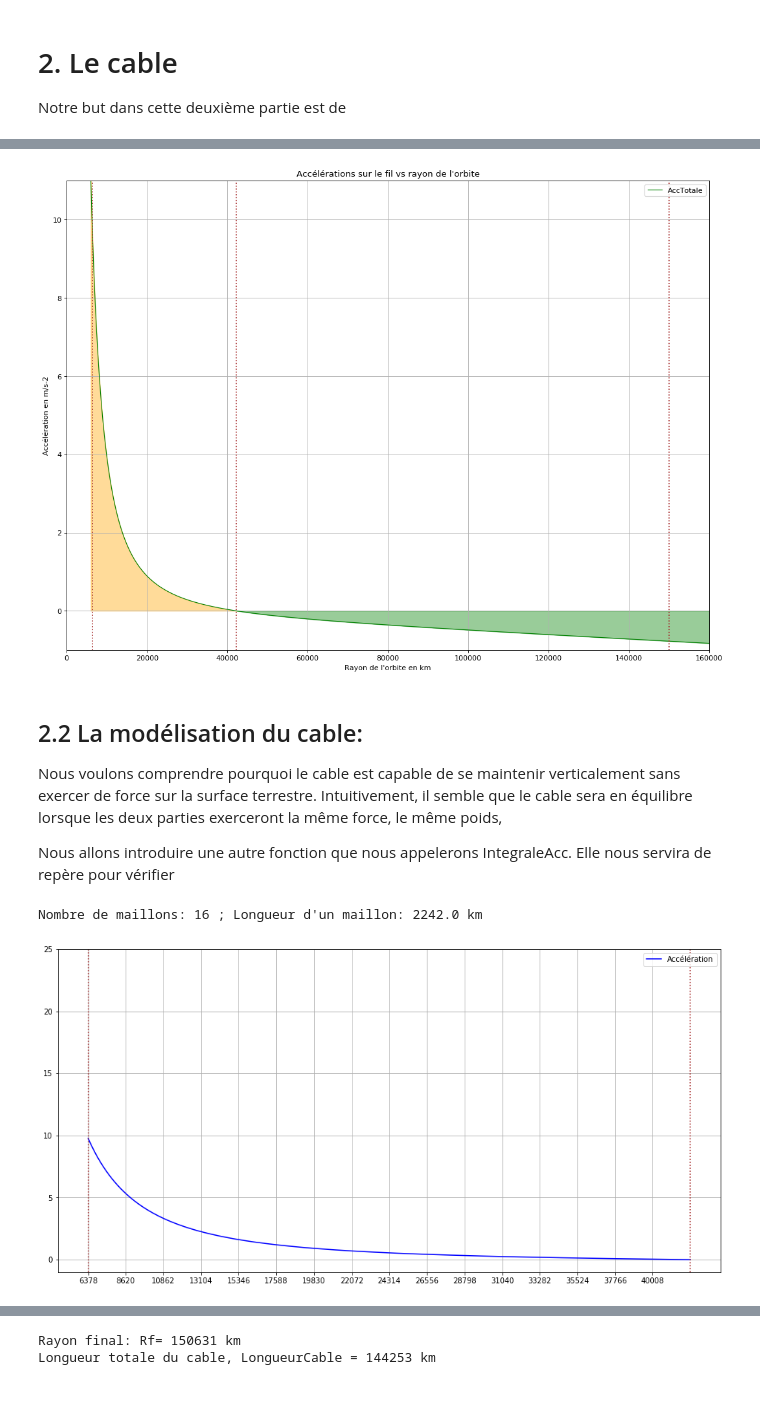
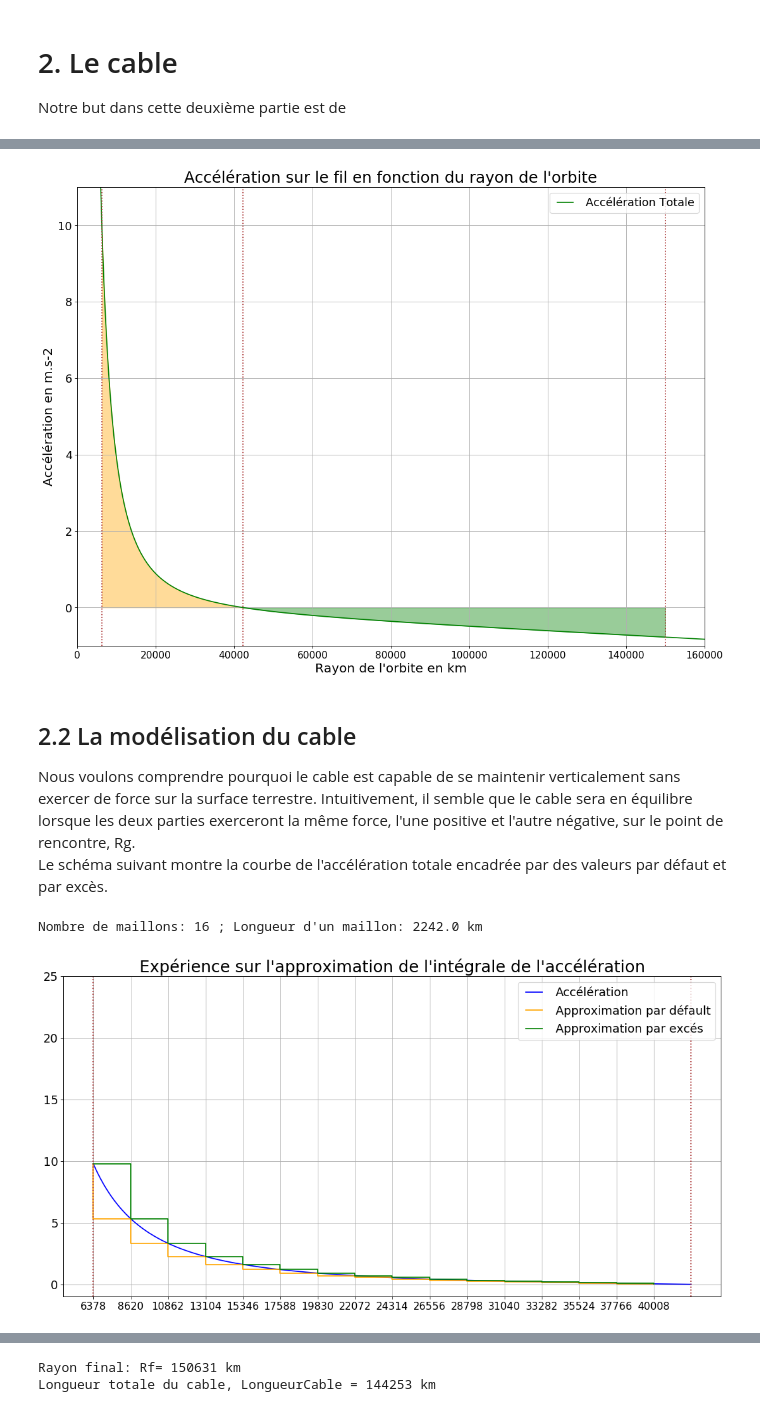
Before and after one commit to christophe-bonnefoy/TPE-SRR-2018, a Jupyter notebook: TPE-Ascenseur-Spatial.ipynb, the cells around one changed output, grey strips where cells are left out. Cells and saved outputs as stored; diff of their text form; code cells hidden in the pictures.

```diff
--- a/TPE-Ascenseur-Spatial.ipynb
+++ b/TPE-Ascenseur-Spatial.ipynb
@@ -9,6 +9,9 @@ Quant à matplotlib, il s'agit d'une librairie qui fonctionne un peu comme la ca
 # %%
 import numpy as np
 import matplotlib.pyplot as plt
+# %%
+#print(plt.style.available)
+plt.style.use('presentation')
 # %% [markdown]
 Définissons ensuite les constantes utilisées:
 # %%
@@ -123,66 +123,67 @@ Rf = 150000
 r = np.arange(6E6, 160E6, 1E3)
 r_km = r*1E-3
 
-plt.figure(figsize=(16, 12), dpi= 80, facecolor='w', edgecolor='k')
+plt.figure(figsize=(16, 12), dpi= 80)
 
-plt.plot(r_km,  AccTotale(r),           color="green",  linewidth=1, label='AccTotale' )
+plt.plot(r_km,  AccTotale(r), color="green", label='Accélération Totale' )
 
+#Lignes verticales délimitent les trois rayons:
 plt.axvline(x=Rt*1E-3, linestyle=":", color="brown")
+plt.axvline(x=Rg*1E-3, linestyle=":", color="brown")
+plt.axvline(x=Rf*1E-3, linestyle=":", color="brown")
 
-plt.axvline(x=Rg*1E-3, linestyle=":", color="brown")
-plt.axvline(x=Rf,      linestyle=":", color="brown")
-
-plt.fill_between(r_km, AccTotale(r), 0, r < Rg, color='orange', alpha=.4)
-plt.fill_between(r_km, AccTotale(r), 0, r > Rg, color="green", alpha=.4)
+plt.fill_between(r_km, AccTotale(r), 0, where=(r_km > Rt*1E-3)&(r_km < Rg*1E-3), color='orange', alpha=.4)
+plt.fill_between(r_km, AccTotale(r), 0, where=(r_km > Rg*1E-3)&(r_km < Rf*1E-3), color="green", alpha=.4)
 
 plt.xlabel("Rayon de l'orbite en km")
-plt.ylabel("Accélération en m/s-2")
+plt.ylabel("Accélération en m.s-2")
 plt.axis([0, 160E3, -1, 11])
 
 plt.grid()
-plt.title("Accélérations sur le fil vs rayon de l'orbite")
+plt.title("Accélération sur le fil en fonction du rayon de l'orbite")
 plt.legend(loc='upper right')
 plt.savefig('images/Equilibre.png')
 
 plt.show()
 # %% [output]
-[figure, old version]
+[figure, new version]
 # %% [markdown]
-## 2.2 La modélisation du cable:
+## 2.2 La modélisation du cable
 Nous voulons comprendre pourquoi le cable est capable de se maintenir verticalement sans exercer de force sur la surface terrestre.
-Intuitivement, il semble que le cable sera en équilibre lorsque les deux parties exerceront la même force, le même poids,
-
-Nous allons introduire une autre fonction que nous appelerons IntegraleAcc. Elle nous servira de repère pour vérifier
+Intuitivement, il semble que le cable sera en équilibre lorsque les deux parties exerceront la même force, l'une positive et l'autre négative, sur le point de rencontre, Rg.
+Le schéma suivant montre la courbe de l'accélération totale encadrée par des valeurs par défaut et par excès.
 # %%
 NombreMaillons = 16
 
 LongueurMaillon = 1E-3*(Rg-Rt)/NombreMaillons
 print("Nombre de maillons:", NombreMaillons, "; Longueur d'un maillon:",round(LongueurMaillon,0), "km")
 
 fig, ax = plt.subplots(figsize=(16, 8))
 
 ax.set_xticks(np.arange(Rt*1E-3, Rg*1E-3, LongueurMaillon))
 
 r = np.arange(Rt, Rg, 1E3)
 r_km = r*1E-3
 
 plt.plot(r_km, AccTotale(r), color="blue", label="Accélération")
 
 r = np.arange(Rt, Rg, LongueurMaillon*1E3)
 r_km = r*1E-3
 
-#plt.step(r_km, AccTotale(r), where='pre', color="orange", label="Approximation par défault")
-#plt.step(r_km, AccTotale(r), where='post', color="green", label="Approximation par excés")
+plt.step(r_km, AccTotale(r), where='pre', color="orange", label="Approximation par défault")
+plt.step(r_km, AccTotale(r), where='post', color="green", label="Approximation par excés")
 
 plt.axvline(x=Rt*1E-3, linestyle=":", color="brown")
 plt.axvline(x=Rg*1E-3, linestyle=":", color="brown")
 
 ax.grid(markevery=LongueurMaillon)
 
 plt.ylim(-1, 25)
 plt.legend(loc='upper right')
+plt.title("Expérience sur l'approximation de l'intégrale de l'accélération")
+
 plt.savefig('images/Integrale.png')
 plt.show()
 # %% [output]
 Nombre de maillons: 16 ; Longueur d'un maillon: 2242.0 km
-[figure, old version]
+[figure, new version]
```
Also changed, not shown: parts of 20 cells of this notebook.
